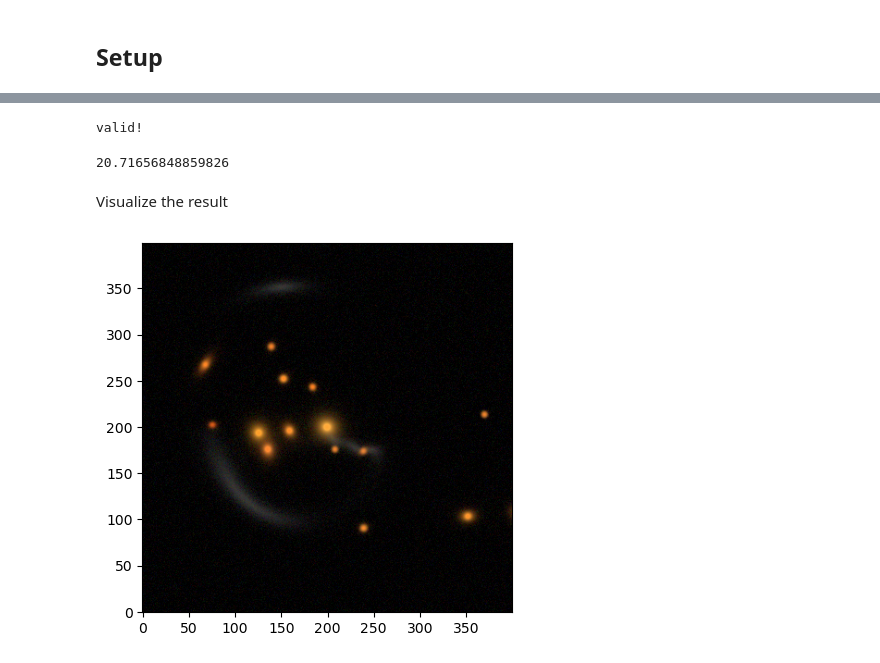
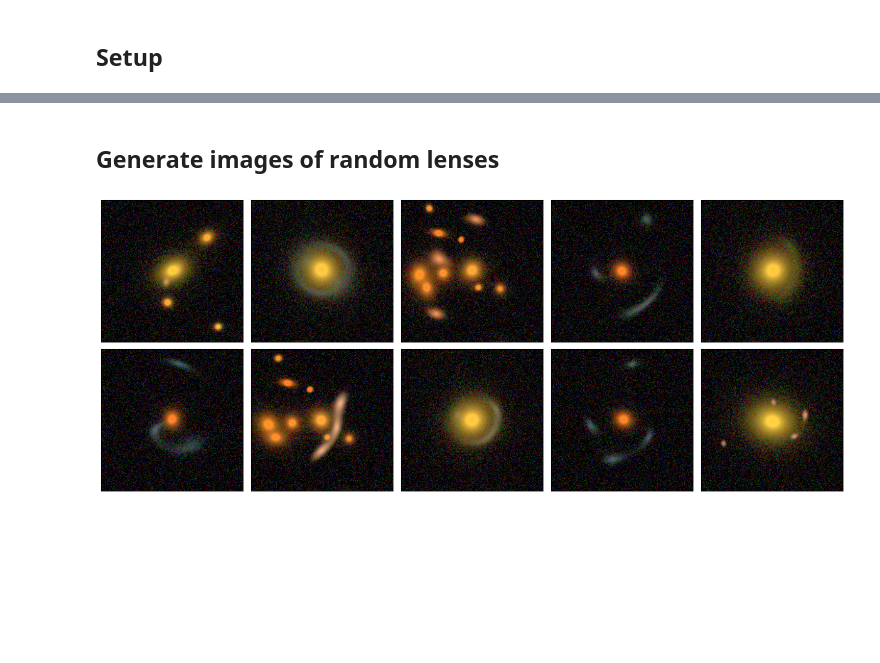
Before and after one commit to LSST-strong-lensing/slsim, a Jupyter notebook: notebooks/cluster_lens.ipynb, the cells around one changed output, grey strips where cells are left out. Saved outputs shown, nothing was run; the diff lists cells and outputs as text; code cells hidden in the pictures; blank space fills up the shorter version.

Commit message:
updated cluster notebook

```diff
--- a/notebooks/cluster_lens.ipynb
+++ b/notebooks/cluster_lens.ipynb
@@ -46,14 +44,20 @@ sky_area = u.Quantity(value=0.1, unit="deg2")
 kwargs_deflector_cut = {"band": "g", "band_max": 26, "z_min": 0.01, "z_max": 2.5}
 kwargs_source_cut = {"band": "g", "band_max": 26, "z_min": 0.1, "z_max": 5.0}
 
+cluster_config = {
+        "cluster_catalog": "../data/redMaPPer/clusters_example.fits",
+        "members_catalog": "../data/redMaPPer/members_example.fits"
+    }
+
 # run skypy pipeline and make galaxy-galaxy population class using LensPop
-gg_lens_pop = LensPop(
-    deflector_type="elliptical",
+cluster_lens_pop = LensPop(
+    deflector_type="cluster-catalog",
     source_type="galaxies",
     kwargs_deflector_cut=kwargs_deflector_cut,
     kwargs_source_cut=kwargs_source_cut,
     kwargs_mass2light=None,
     skypy_config=None,
+    cluster_config=cluster_config,
     sky_area=sky_area,
     cosmo=cosmo,
 )
@@ -345,36 +64,24 @@ Draw sources until find a valid lens
-# %%
-max_try = 100
-i = 0
-while i < max_try:
-    source_dict = gg_lens_pop._sources.draw_source()
-
-    cluster_lens = Lens(
-        source_dict=source_dict,
-        deflector_dict=halo_dict,
-        deflector_kwargs={"subhalos_list": subhalos_list},
-        deflector_type="NFW_CLUSTER",
-        lens_equation_solver="lenstronomy_default",
-        cosmo=cosmo,
-    )
-    i += 1
-    if cluster_lens.validity_test(max_image_separation=100.0):
-        print("valid!")
-        break
-assert cluster_lens.validity_test(max_image_separation=100.0)
-# %% [output]
-valid!
-# %%
-cluster_lens.einstein_radius_deflector
-# %% [output]
-20.71656848859826
-# %% [markdown]
-Visualize the result
-# %%
-img_g = simulate_image(cluster_lens, "g", 400)
-img_r = simulate_image(cluster_lens, "r", 400)
-img_i = simulate_image(cluster_lens, "i", 400)
-img_rgb = rgb_image_from_image_list([img_i, img_r, img_g], 2)
-plt.imshow(img_rgb, origin="lower")
-plt.show()
-# %% [output]
-[figure, removed]
+# %% [markdown]
+## Generate images of random lenses
+# %%
+# make some cuts in the image separations and limited magnitudes of the arc
+kwargs_lens_cut_plot = {
+    "min_image_separation": 2.0,
+    "max_image_separation": 30.0,
+    "mag_arc_limit": {"g": 23, "r": 23, "i": 23},
+}
+
+
+cluster_lens_plot = LensingPlots(cluster_lens_pop, num_pix=200, coadd_years=10)
+
+# generate montage indicating which bands are used for the rgb color image
+fig, axes = cluster_lens_plot.plot_montage(
+    rgb_band_list=["i", "r", "g"],
+    add_noise=True,
+    n_horizont=5,
+    n_vertical=2,
+    kwargs_lens_cut=kwargs_lens_cut_plot,
+)
+plt.show()
+# %% [output]
+[figure, added]
```
Also changed, not shown: parts of 45 cells of this notebook.
